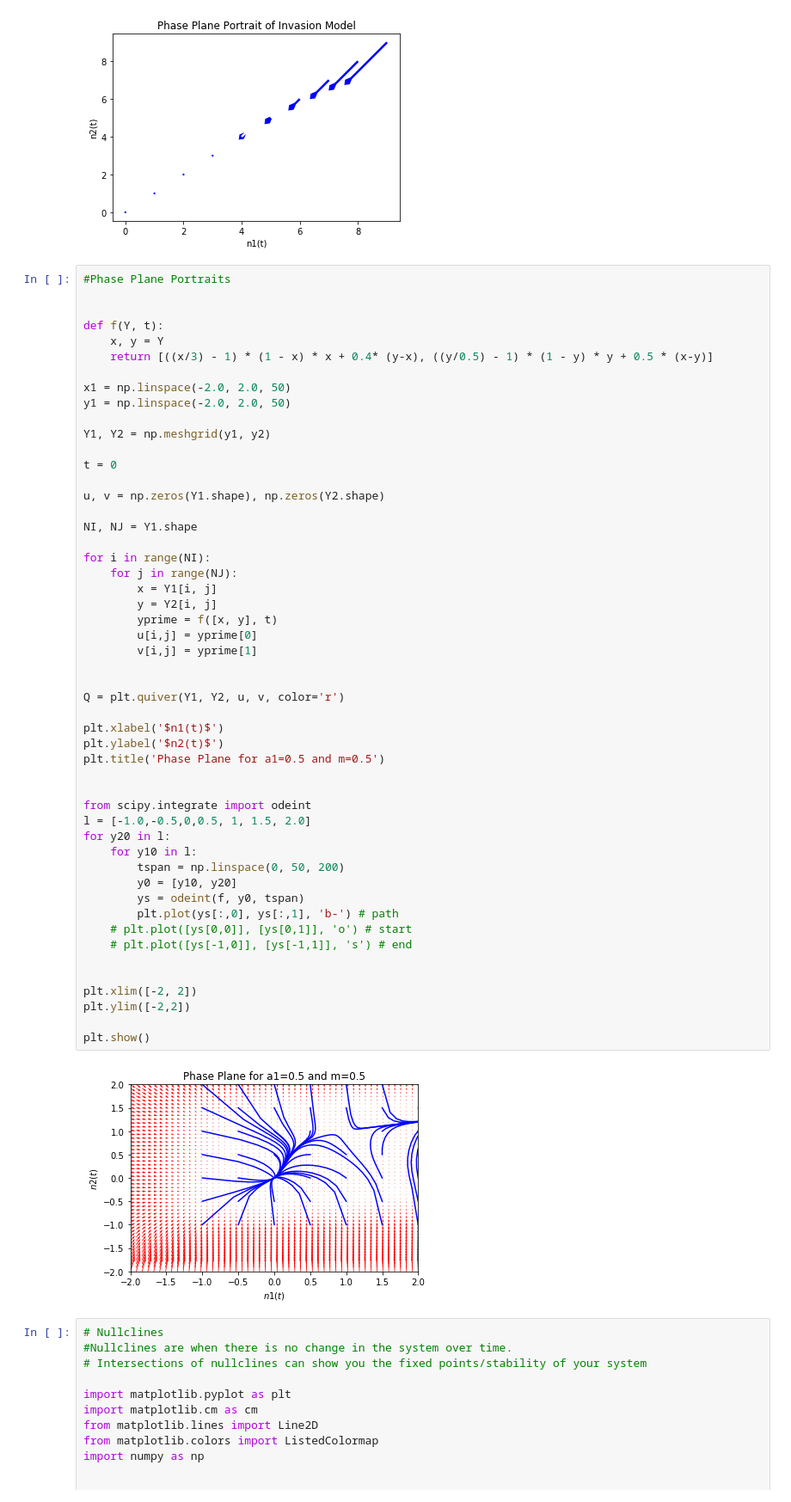
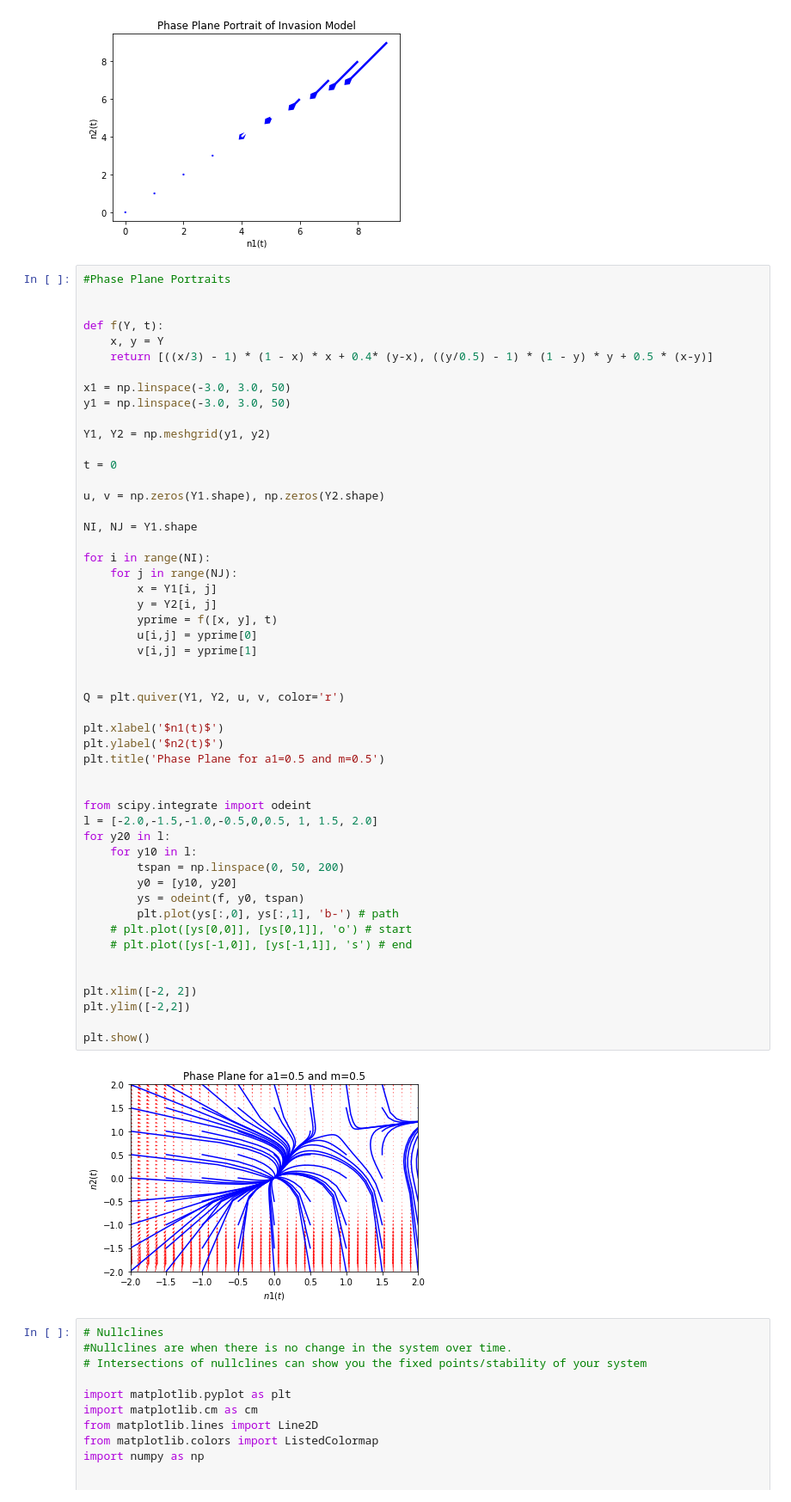
Before and after one commit to ewoodwar/Final-project-2023-AARMS, a Jupyter notebook: ODE Solver_ AARMS 2023.ipynb, the cells around one changed output. Shown at 86% size. Saved outputs shown, nothing was run; the diff lists cells and outputs as text.

```diff
--- a/ODE Solver_ AARMS 2023.ipynb
+++ b/ODE Solver_ AARMS 2023.ipynb
@@ -128,8 +128,8 @@ def f(Y, t):
     x, y = Y
     return [((x/3) - 1) * (1 - x) * x + 0.4* (y-x), ((y/0.5) - 1) * (1 - y) * y + 0.5 * (x-y)]
 
-x1 = np.linspace(-2.0, 2.0, 50)
-y1 = np.linspace(-2.0, 2.0, 50)
+x1 = np.linspace(-3.0, 3.0, 50)
+y1 = np.linspace(-3.0, 3.0, 50)
 
 Y1, Y2 = np.meshgrid(y1, y2)
 
@@ -144,35 +144,35 @@ for i in range(NI):
         x = Y1[i, j]
         y = Y2[i, j]
         yprime = f([x, y], t)
         u[i,j] = yprime[0]
         v[i,j] = yprime[1]
 
 
 Q = plt.quiver(Y1, Y2, u, v, color='r')
 
 plt.xlabel('$n1(t)$')
 plt.ylabel('$n2(t)$')
 plt.title('Phase Plane for a1=0.5 and m=0.5')
 
 
 from scipy.integrate import odeint
-l = [-1.0,-0.5,0,0.5, 1, 1.5, 2.0]
+l = [-2.0,-1.5,-1.0,-0.5,0,0.5, 1, 1.5, 2.0]
 for y20 in l:
     for y10 in l:
         tspan = np.linspace(0, 50, 200)
         y0 = [y10, y20]
         ys = odeint(f, y0, tspan)
         plt.plot(ys[:,0], ys[:,1], 'b-') # path
     # plt.plot([ys[0,0]], [ys[0,1]], 'o') # start
     # plt.plot([ys[-1,0]], [ys[-1,1]], 's') # end
 
 
 plt.xlim([-2, 2])
 plt.ylim([-2,2])
 
 plt.show()
 # %% [output]
-[figure, old version]
+[figure, new version]
 # %%
 # Nullclines
 #Nullclines are when there is no change in the system over time.
```
